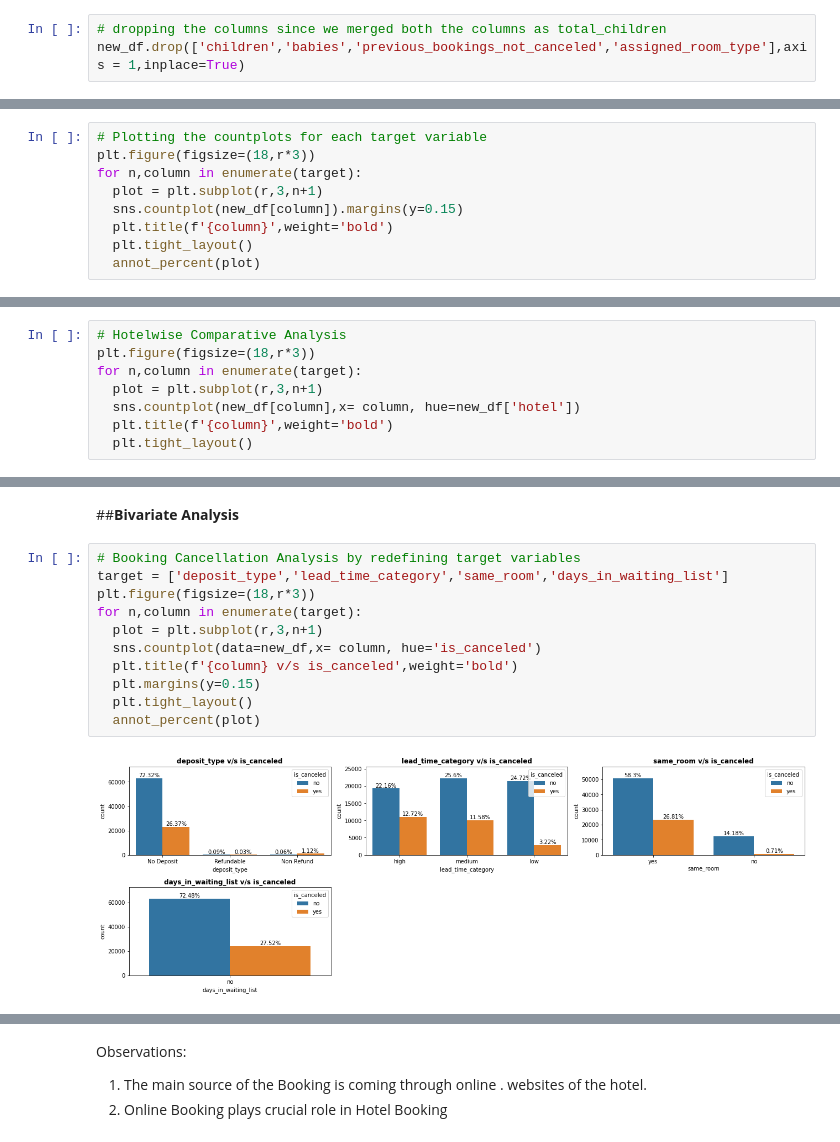
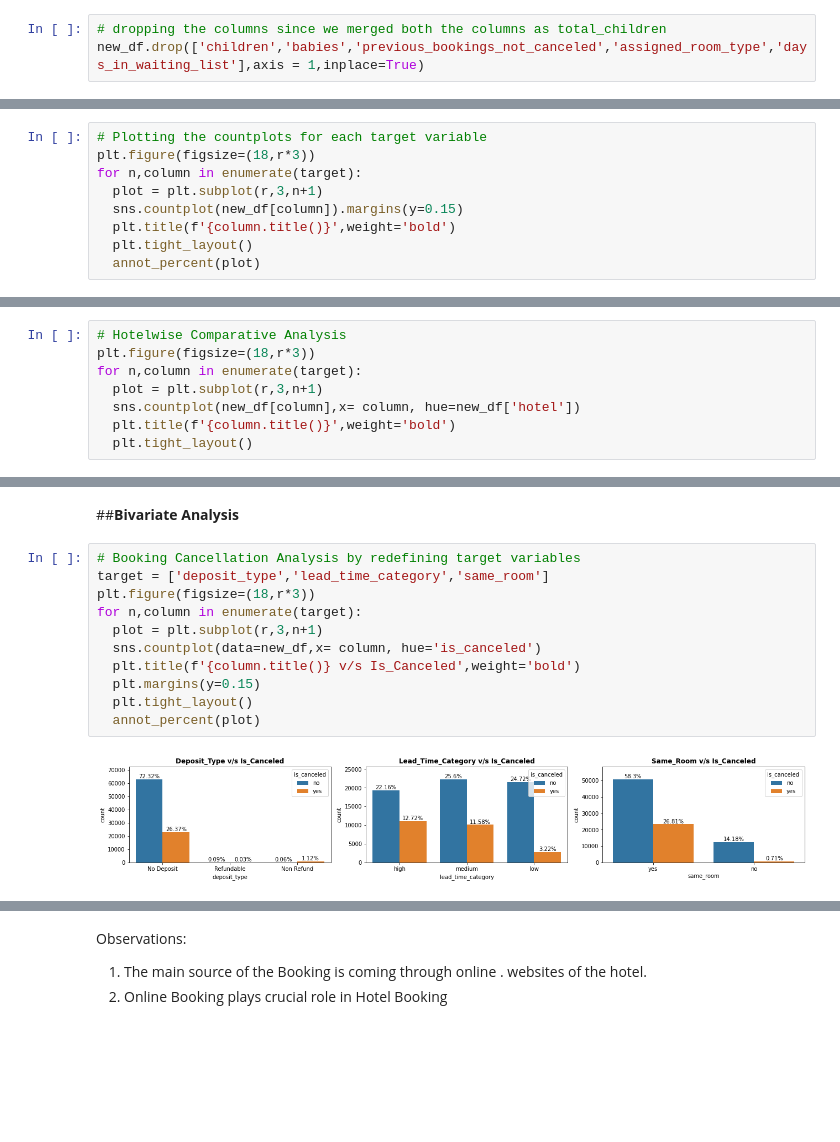
Before and after one commit to s-kp/CapstoneProject-EDA, a Jupyter notebook: Hotel_Booking_Analysis_Capstone_Project.ipynb, the cells around one changed output, grey strips where cells are left out. Cells and saved outputs as stored; diff of their text form; blank space fills up the shorter version.

```diff
--- a/Hotel_Booking_Analysis_Capstone_Project.ipynb
+++ b/Hotel_Booking_Analysis_Capstone_Project.ipynb
@@ -235,6 +252,6 @@ new_df['lead_time_category']= np.where(new_df.lead_time<15,'low',
 # %%
 # dropping the columns since we merged both the columns as total_children
-new_df.drop(['children','babies','previous_bookings_not_canceled','assigned_room_type'],axis = 1,inplace=True)
+new_df.drop(['children','babies','previous_bookings_not_canceled','assigned_room_type','days_in_waiting_list'],axis = 1,inplace=True)
 # %%
 # Making a list of features where number of unique values <= 2
 boolean_features = [i for i in new_df.columns if len(new_df[i].value_counts()) <= 2]
@@ -290,7 +307,7 @@ plt.figure(figsize=(18,r*3))
 for n,column in enumerate(target):
   plot = plt.subplot(r,3,n+1)
   sns.countplot(new_df[column]).margins(y=0.15)
-  plt.title(f'{column}',weight='bold')
+  plt.title(f'{column.title()}',weight='bold')
   plt.tight_layout()
   annot_percent(plot)
 # %% [output]
@@ -309,6 +325,6 @@ plt.figure(figsize=(18,r*3))
 for n,column in enumerate(target):
   plot = plt.subplot(r,3,n+1)
   sns.countplot(new_df[column],x= column, hue=new_df['hotel'])
-  plt.title(f'{column}',weight='bold')
+  plt.title(f'{column.title()}',weight='bold')
   plt.tight_layout()
 # %% [output]
@@ -321,17 +336,17 @@ Observations:
 ##**Bivariate Analysis**
 # %%
 # Booking Cancellation Analysis by redefining target variables
-target = ['deposit_type','lead_time_category','same_room','days_in_waiting_list']
+target = ['deposit_type','lead_time_category','same_room']
 plt.figure(figsize=(18,r*3))
 for n,column in enumerate(target):
   plot = plt.subplot(r,3,n+1)
   sns.countplot(data=new_df,x= column, hue='is_canceled')
-  plt.title(f'{column} v/s is_canceled',weight='bold')
+  plt.title(f'{column.title()} v/s Is_Canceled',weight='bold')
   plt.margins(y=0.15)
   plt.tight_layout()
   annot_percent(plot)
 # %% [output]
-[figure, old version]
+[figure, new version]
 # %%
 # Market Segment Analysis
 plt.figure(figsize=(18,r*3))
```
Also changed, not shown: parts of 14 cells of this notebook.
